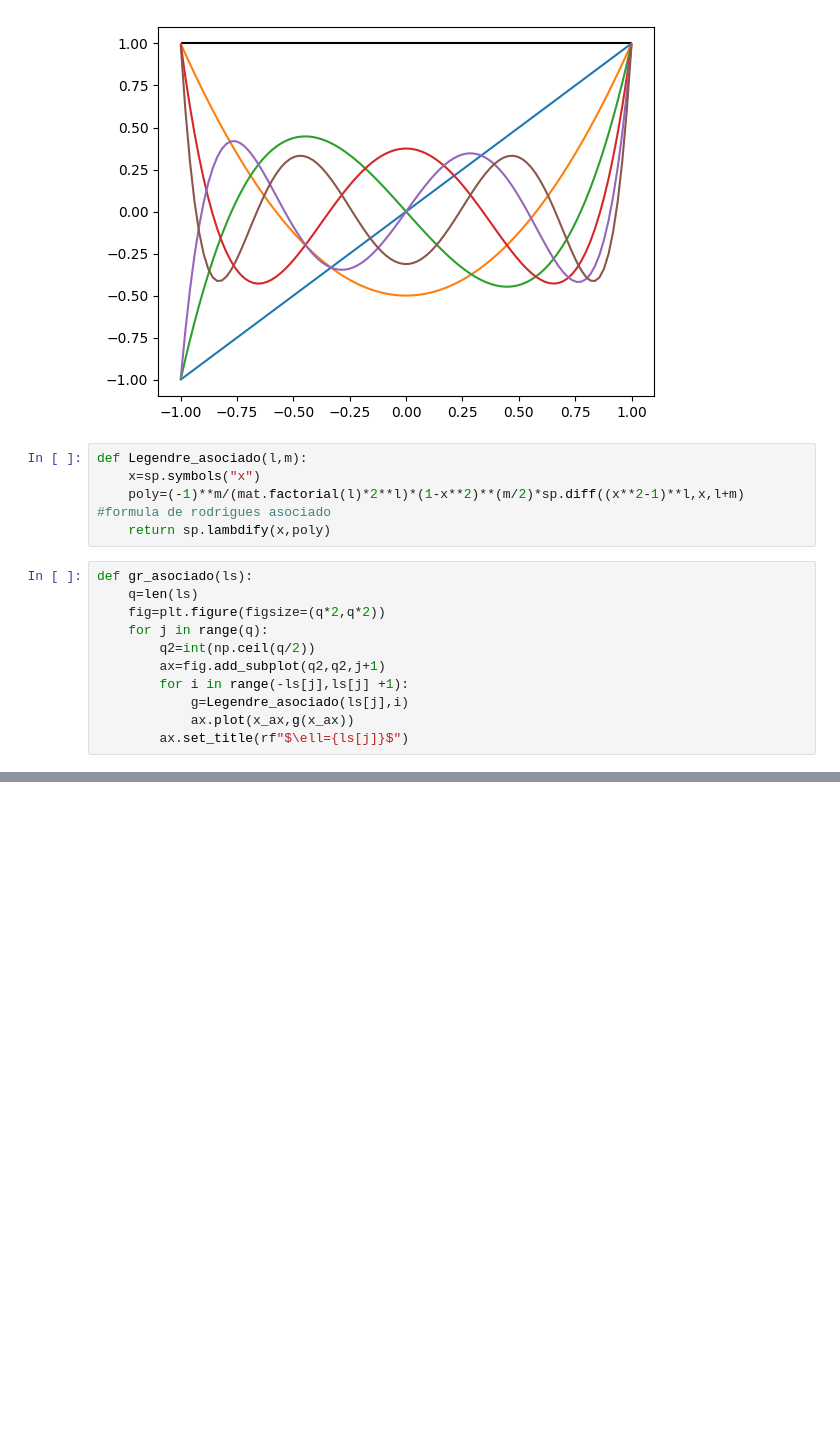
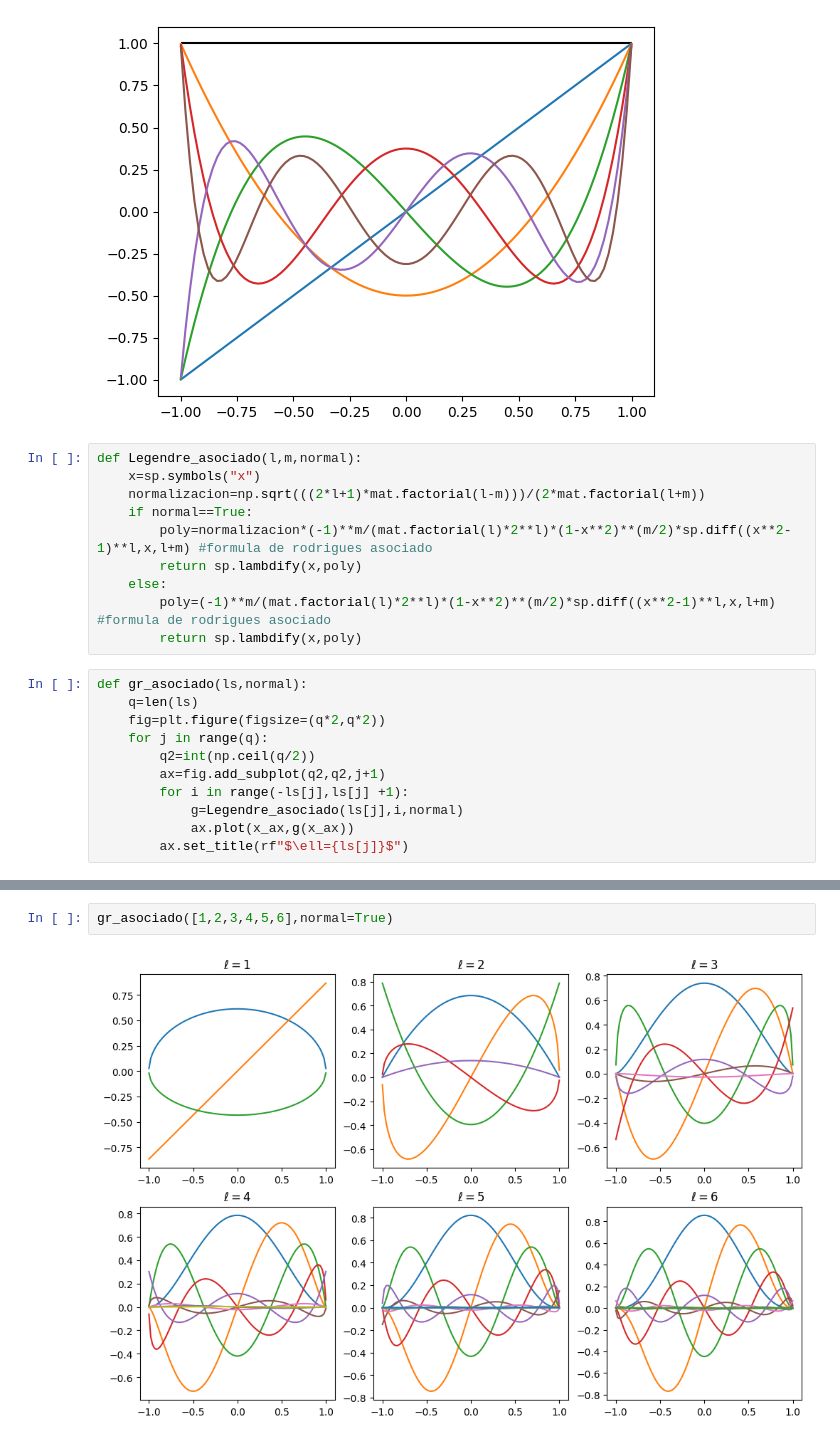
Before and after one commit to DanielBarrreto/Hydrogen-atom, a Jupyter notebook: H_A.ipynb, the cells around one changed output, grey strips where cells are left out. Saved outputs shown, nothing was run; the diff lists cells and outputs as text; blank space fills up the shorter version.

```diff
--- a/H_A.ipynb
+++ b/H_A.ipynb
@@ -19,19 +19,24 @@ for i in range(7):
 # %% [output]
 [figure]
 # %%
-def Legendre_asociado(l,m):
+def Legendre_asociado(l,m,normal):
     x=sp.symbols("x")
-    poly=(-1)**m/(mat.factorial(l)*2**l)*(1-x**2)**(m/2)*sp.diff((x**2-1)**l,x,l+m) #formula de rodrigues asociado
-    return sp.lambdify(x,poly)
+    normalizacion=np.sqrt(((2*l+1)*mat.factorial(l-m)))/(2*mat.factorial(l+m))
+    if normal==True:
+        poly=normalizacion*(-1)**m/(mat.factorial(l)*2**l)*(1-x**2)**(m/2)*sp.diff((x**2-1)**l,x,l+m) #formula de rodrigues asociado
+        return sp.lambdify(x,poly)
+    else:
+        poly=(-1)**m/(mat.factorial(l)*2**l)*(1-x**2)**(m/2)*sp.diff((x**2-1)**l,x,l+m) #formula de rodrigues asociado
+        return sp.lambdify(x,poly)
 # %%
-def gr_asociado(ls):
+def gr_asociado(ls,normal):
     q=len(ls)
     fig=plt.figure(figsize=(q*2,q*2))
     for j in range(q):
         q2=int(np.ceil(q/2))
         ax=fig.add_subplot(q2,q2,j+1)
         for i in range(-ls[j],ls[j] +1):
-            g=Legendre_asociado(ls[j],i)
+            g=Legendre_asociado(ls[j],i,normal)
             ax.plot(x_ax,g(x_ax))
         ax.set_title(rf"$\ell={ls[j]}$")
 # %%
@@ -39,2 +44,6 @@ gr_asociado([1,2,3,4,5,6])
 # %% [output]
 [figure]
+# %%
+gr_asociado([1,2,3,4,5,6],normal=True)
+# %% [output]
+[figure, added]
```
Also changed, not shown: parts of 6 cells of this notebook.
